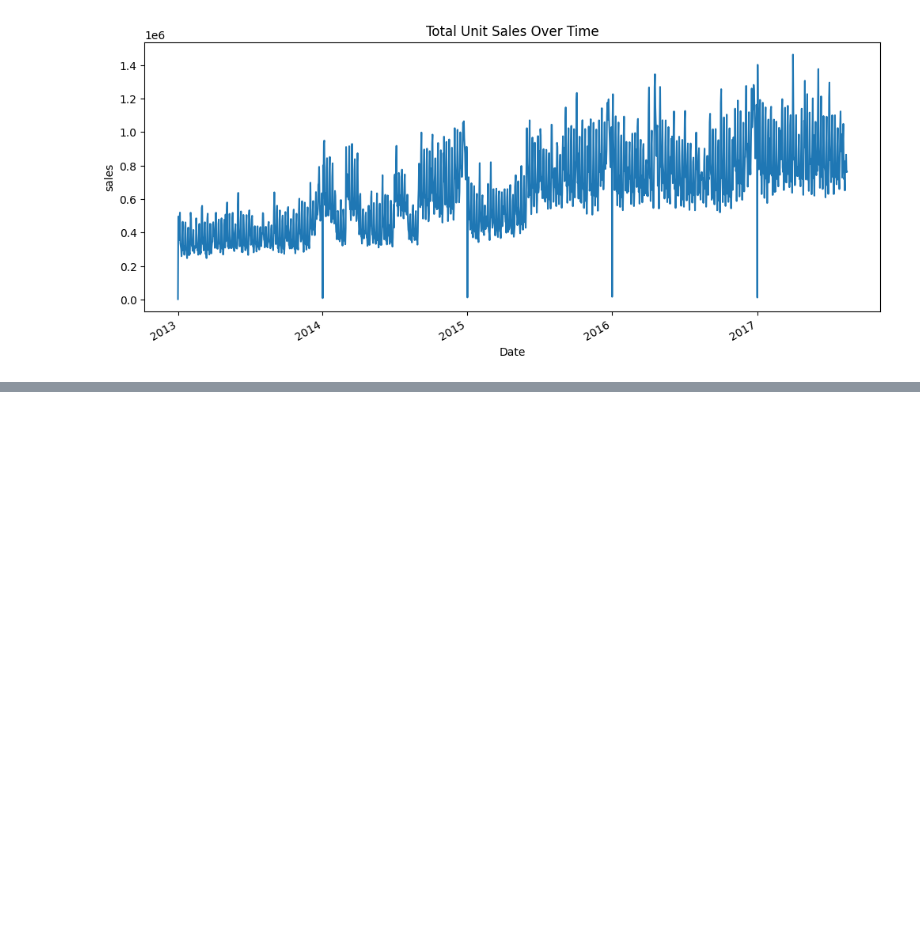
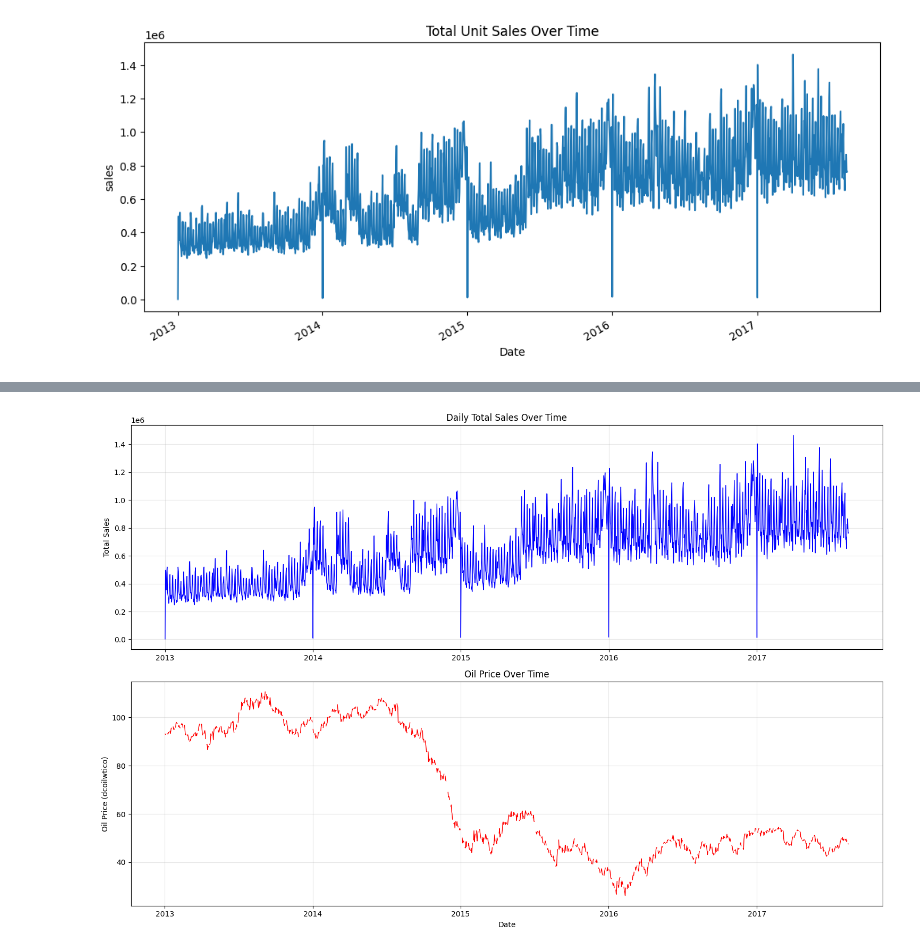
Before and after one commit to Zahra1354/Store-Sales-Forecasting, a Jupyter notebook: Data_exploration.ipynb, the cells around one changed output, grey strips where cells are left out. Cells and saved outputs as stored; diff of their text form; code cells hidden in the pictures; blank space fills up the shorter version.

```diff
--- a/Data_exploration.ipynb
+++ b/Data_exploration.ipynb
@@ -14,6 +14,7 @@ sample_submission = pd.read_csv('data/sample_submission.csv')
 # %%
 train_df['date'] = pd.to_datetime(train_df['date'])
 test_df['date'] = pd.to_datetime(test_df['date'])
+oil_df['date'] = pd.to_datetime(oil_df['date'])
 # %%
 for df in [train_df, test_df]:
     df['day'] = df['date'].dt.day
@@ -47,0 +69,3 @@ NameError: name 'sales_by_family' is not defined
+# %%
+train_df['date'] = pd.to_datetime(train_df['date'])
+train_df = pd.merge(train_df, oil_df, on='date', how='left')
@@ -47,0 +75,24 @@ NameError: name 'sales_by_family' is not defined
+# %%
+
+# Alternative: Time series plot showing both sales and oil price over time
+fig, (ax1, ax2) = plt.subplots(2, 1, figsize=(15, 10))
+
+# Plot 1: Daily sales over time
+daily_sales = train_df.groupby('date')['sales'].sum().reset_index()
+ax1.plot(daily_sales['date'], daily_sales['sales'], color='blue', linewidth=1)
+ax1.set_title('Daily Total Sales Over Time')
+ax1.set_ylabel('Total Sales')
+ax1.grid(True, alpha=0.3)
+
+# Plot 2: Oil price over time
+daily_oil = train_df.groupby('date')['dcoilwtico'].mean().reset_index()
+ax2.plot(daily_oil['date'], daily_oil['dcoilwtico'], color='red', linewidth=1)
+ax2.set_title('Oil Price Over Time')
+ax2.set_xlabel('Date')
+ax2.set_ylabel('Oil Price (dcoilwtico)')
+ax2.grid(True, alpha=0.3)
+
+plt.tight_layout()
+plt.show()
+# %% [output]
+[figure, added]
```
Also changed, not shown: parts of 3 cells of this notebook.
